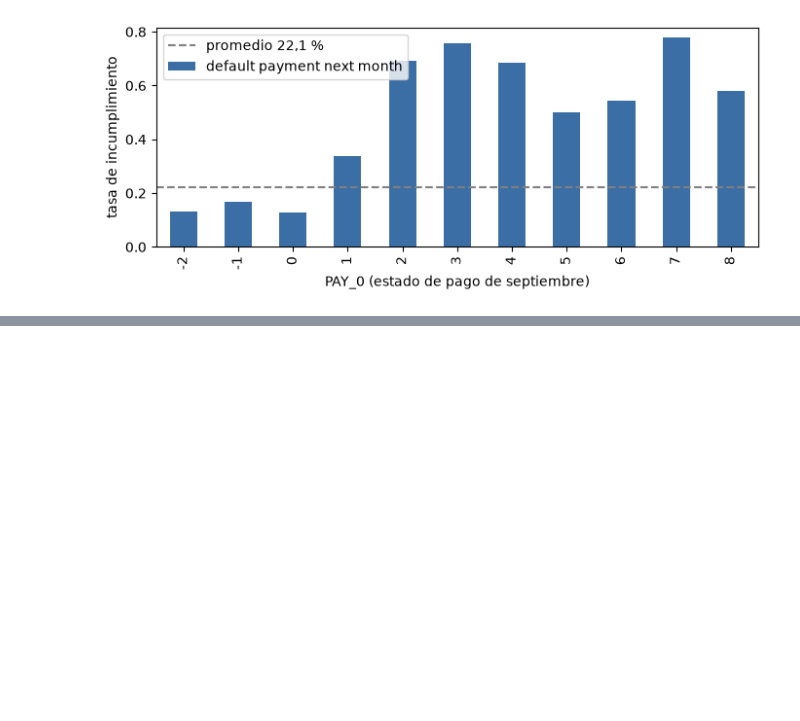
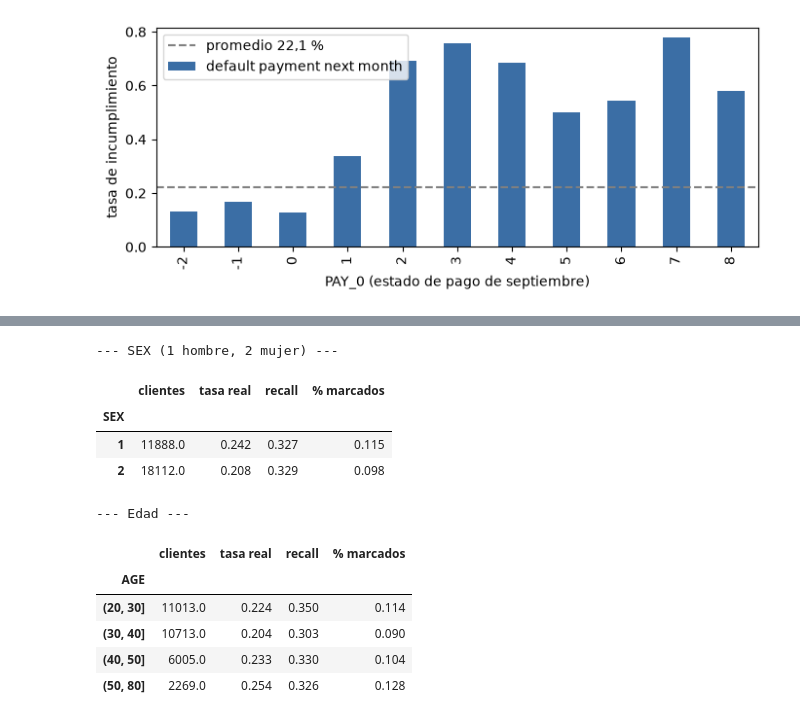
Before and after one commit to aforozco1808-dotcom/Laboratorio-de-an-lisis-avanzado-Grupo-6---RiskVision, a Jupyter notebook: notebooks/02_eda.ipynb, the cells around one changed output, grey strips where cells are left out. Drawn from its saved outputs; the diff is of its cells as text; code cells hidden in the pictures; blank space fills up the shorter version.

Commit message:
Amplia EDA (regla base, equidad, variables, modelos, calibracion) y afina explicaciones de notebooks 01 y 02
Co-Authored-By: Claude Sonnet 5.5 <noreply@anthropic.com>

```diff
--- a/notebooks/02_eda.ipynb
+++ b/notebooks/02_eda.ipynb
@@ -271,0 +335,18 @@ Name: default payment next month, dtype: float64
+# %%
+if df is not None:
+    from sklearn.metrics import precision_score, recall_score, roc_auc_score
+    y = df[TARGET]
+    regla = (df["PAY_0"] >= 2).astype(int)
+    costo = (5 * ((y == 1) & (regla == 0)).sum() + ((y == 0) & (regla == 1)).sum()) / len(df)
+    print("Regla: marcar si PAY_0 >= 2")
+    print(f"  clientes marcados: {regla.mean():.1%} | recall: {recall_score(y, regla):.1%} | precision: {precision_score(y, regla):.1%}")
+    print(f"  costo esperado por cliente (5 a 1): {costo:.3f}   [siempre 'paga': 1.106 | marcar a todos: 0.779]")
+    print(f"  ROC AUC usando solo PAY_0: {roc_auc_score(y, df['PAY_0']):.4f}")
+    print("\nSi el banco solo puede revisar a los clientes más riesgosos (ordenados por PAY_0 y PAY_2):")
+    orden = df.assign(s=df["PAY_0"] + df["PAY_2"] * 0.01).sort_values("s", ascending=False)
+    filas = []
+    for k in (0.05, 0.10, 0.20):
+        top = orden.head(int(k * len(df)))
+        filas.append({"revisa el": f"{k:.0%}", "tasa de incumplimiento": round(top[TARGET].mean(), 3),
+                      "lift": round(top[TARGET].mean() / y.mean(), 2), "% de incumplidores capturados": round(top[TARGET].sum() / y.sum(), 3)})
+    display(pd.DataFrame(filas))
@@ -271,0 +374,23 @@ Name: default payment next month, dtype: float64
+# %%
+if df is not None:
+    from sklearn.metrics import recall_score
+    regla = (df["PAY_0"] >= 2).astype(int)
+    def por_grupo(g):
+        return pd.Series({"clientes": len(g), "tasa real": g[TARGET].mean(), "recall": recall_score(g[TARGET], g["regla"]), "% marcados": g["regla"].mean()})
+    base = df.assign(regla=regla)
+    for nombre, clave in [("SEX (1 hombre, 2 mujer)", "SEX"), ("Edad", pd.cut(df["AGE"], [20, 30, 40, 50, 80]))]:
+        print(f"--- {nombre} ---")
+        display(base.groupby(clave).apply(por_grupo).round(3))
+# %% [output]
+--- SEX (1 hombre, 2 mujer) ---
+|  | clientes | tasa real | recall | % marcados |
+| SEX |  |  |  |  |
+| 1 | 11888.0 | 0.242 | 0.327 | 0.115 |
+| 2 | 18112.0 | 0.208 | 0.329 | 0.098 |
+--- Edad ---
+|  | clientes | tasa real | recall | % marcados |
+| AGE |  |  |  |  |
+| (20, 30] | 11013.0 | 0.224 | 0.350 | 0.114 |
+| (30, 40] | 10713.0 | 0.204 | 0.303 | 0.090 |
+| (40, 50] | 6005.0 | 0.233 | 0.330 | 0.104 |
+| (50, 80] | 2269.0 | 0.254 | 0.326 | 0.128 |
```
Also changed, not shown: parts of 35 cells of this notebook, 3 other files.
